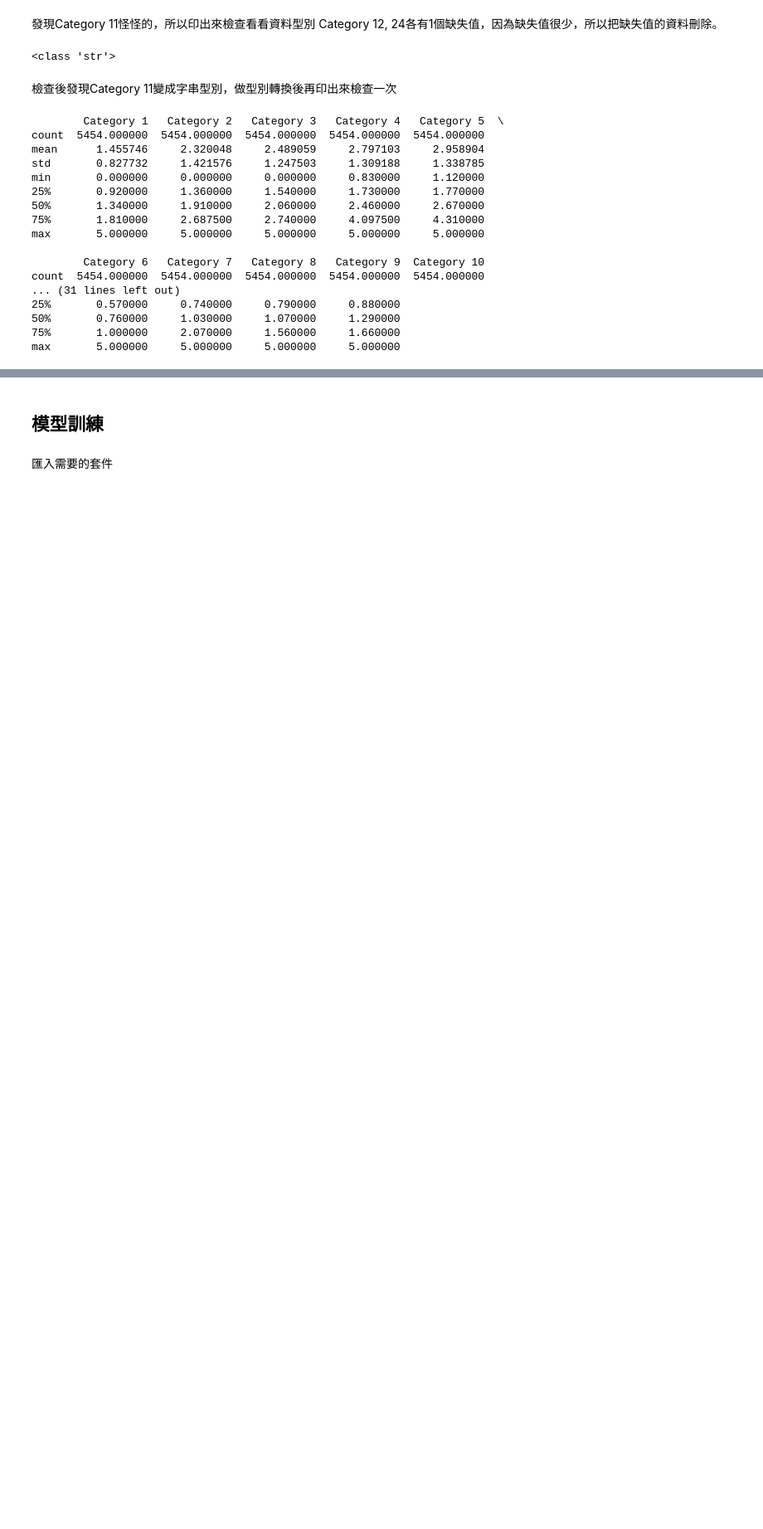
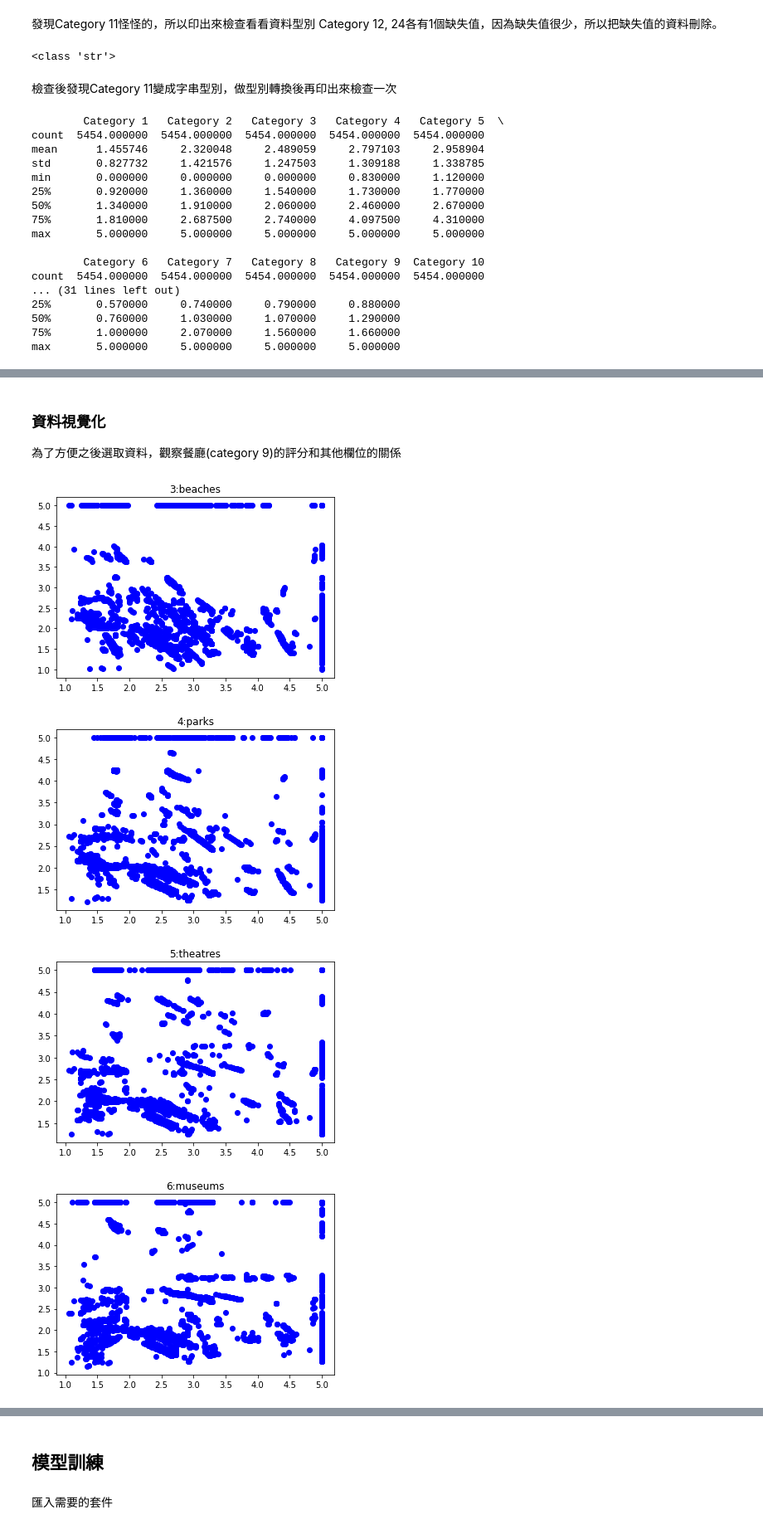
Before and after one commit to ting2313/DataAnalytics-learning, a Jupyter notebook: hw3-2/main.ipynb, the cells around one changed output, grey strips where cells are left out. Shown at 83% size. Saved outputs shown, nothing was run; the diff lists cells and outputs as text; code cells hidden in the pictures; blank space fills up the shorter version.

```diff
--- a/hw3-2/main.ipynb
+++ b/hw3-2/main.ipynb
@@ -86,3 +96,16 @@ max       5.000000     5.000000     5.000000     5.000000
 # %%
-data = df[['Category 1','Category 2','Category 3','Category 4','Category 5', 'Category 6','Category 7','Category 8','Category 9','Category 10','Category 11','Category 12','Category 13','Category 14','Category 15', 'Category 16','Category 17','Category 18','Category 19','Category 20','Category 21','Category 22','Category 23','Category 24']]
-name = df[['User']]
+df = df[['Category 3', 'Category 4', 'Category 5', 'Category 6', 'Category 7', 'Category 8', 'Category 9', 'Category 10', 'Category 11', 'Category 12', 'Category 13', 'Category 14']]
+df = df[df['Category 3']>=1]
+df = df[df['Category 4']>=1]
+df = df[df['Category 5']>=1]
+df = df[df['Category 6']>=1]
+df = df[df['Category 7']>=1]
+df = df[df['Category 8']>=1]
+df = df[df['Category 9']>=1]
+df = df[df['Category 10']>=1]
+df = df[df['Category 11']>=1]
+df = df[df['Category 12']>=1]
+df = df[df['Category 13']>=1]
+df = df[df['Category 14']>=1]
+
+print(df.describe())
@@ -88,0 +152,48 @@ name = df[['User']]
+# %% [markdown]
+### 資料視覺化
+為了方便之後選取資料，觀察餐廳(category 9)的評分和其他欄位的關係
+# %%
+plt.scatter(df['Category 9'], df['Category 3'], color='b')
+plt.title("3:beaches")
+plt.show()
+
+plt.scatter(df['Category 9'], df['Category 4'], color='b')
+plt.title("4:parks")
+plt.show()
+
+plt.scatter(df['Category 9'], df['Category 5'], color='b')
+plt.title("5:theatres")
+plt.show()
+
+plt.scatter(df['Category 9'], df['Category 6'], color='b')
+plt.title("6:museums")
+plt.show()
+
+plt.scatter(df['Category 9'], df['Category 7'], color='b')
+plt.title("7:malls")
+plt.show()
+
+plt.scatter(df['Category 9'], df['Category 8'], color='b')
+plt.title("8:zoo")
+plt.show()
+
+plt.scatter(df['Category 9'], df['Category 10'], color='b')
+plt.title("10:pubs/bars")
+plt.show()
+
+plt.scatter(df['Category 9'], df['Category 11'], color='b')
+plt.title("11:local services")
+plt.show()
+
+plt.scatter(df['Category 9'], df['Category 12'], color='b')
+plt.title("12:burger/pizza shops")
+plt.show()
+
+plt.scatter(df['Category 9'], df['Category 13'], color='b')
+plt.title("13:hotels/other lodgings")
+plt.show()
+# %% [output]
+[figure, added]
+[figure, added]
+[figure, added]
+[figure, added]
```
Also changed, not shown: parts of 28 cells of this notebook.
